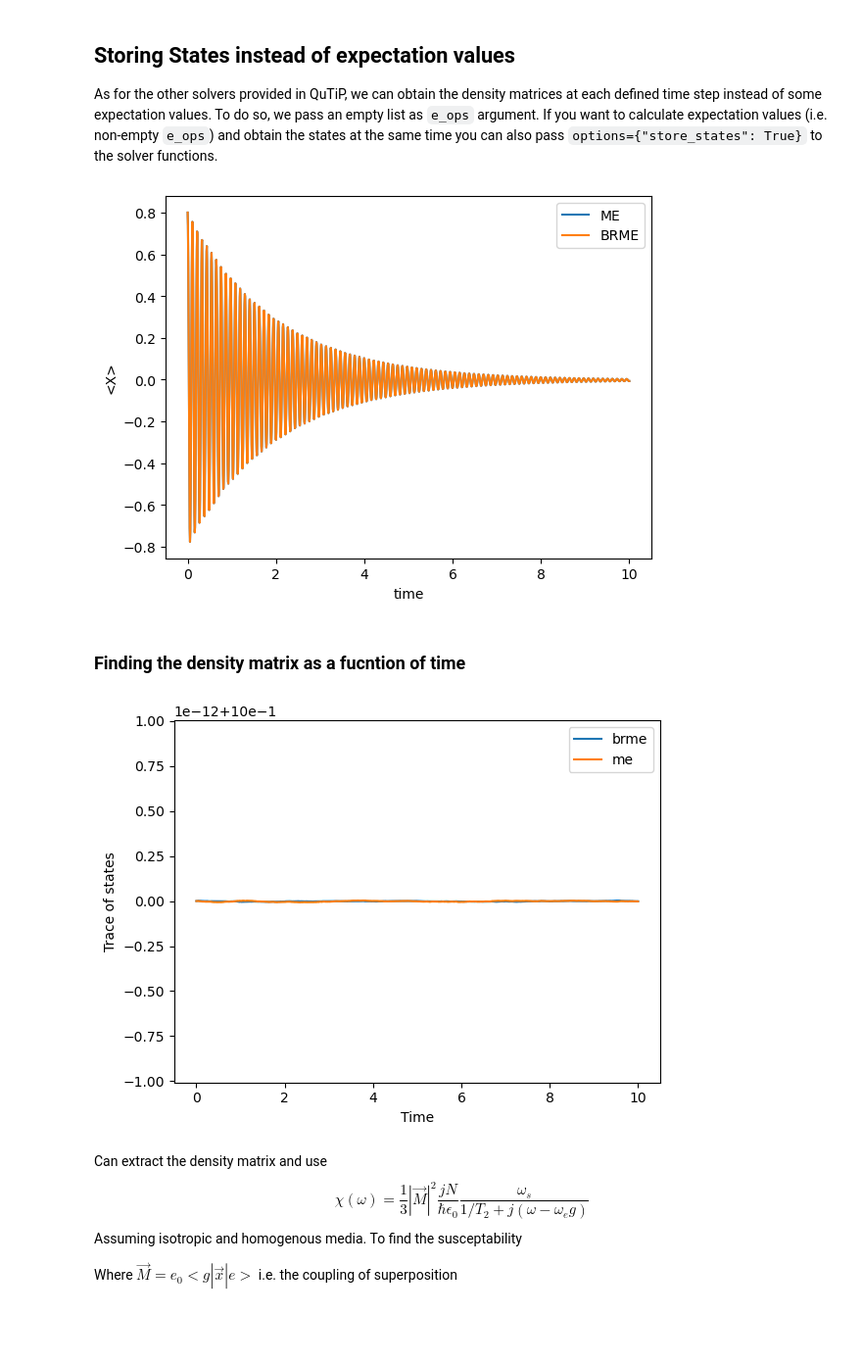
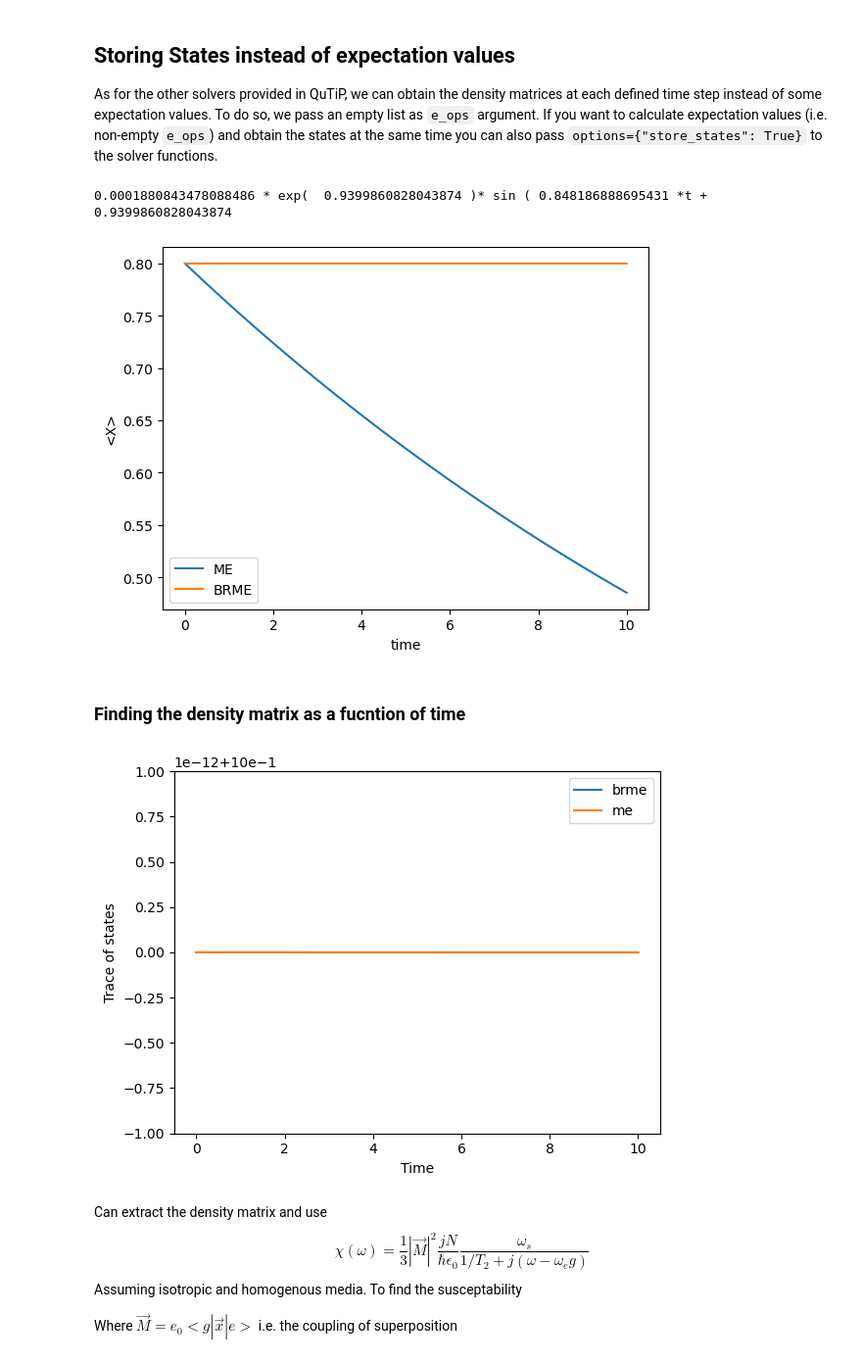
Before and after one commit to asaunders-uob/Rydberg, a Jupyter notebook: PyCode/Bloch Sphere TLS.ipynb, the cells around one changed output. Shown at 98% size. Drawn from its saved outputs; the diff is of its cells as text; code cells hidden in the pictures; blank space fills up the shorter version.

```diff
--- a/PyCode/Bloch Sphere TLS.ipynb
+++ b/PyCode/Bloch Sphere TLS.ipynb
@@ -25,3 +26,6 @@ from qutip import *
 # %%
 def expo(x,A,b):
     return A*np.exp(x*b)
+
+def sine(x,A,b,omega,phi):
+    return A*np.exp(x*b)*np.sin(omega*x+b)
@@ -46,21 +54,21 @@ $$
 
 Where $\Omega$ is the Rabi frequency and $\Delta$ is the detuningix}
 # %%
-# epsilon = 0.5 * 2 * np.pi
+epsilon = 0.5 * 2 * np.pi
 
 Rabi_freq = 1
-detuning = 1000
+detuning = 0
 
-gamma = 1
+gamma = 0.1
 times = np.linspace(0, 10, 1500)
 # %% [markdown]
 Setup the Hamiltonian, initial state and collapse operators for the `qutip.mesolve()` function. We choose a superposition of states as initial state and want to observe the expectation values of $\sigma_x, \sigma_y, \sigma_z$.
 # %%
 # Setup Hamiltonian and initial state
 # H = epsilon / 2 * sigmaz()
-arr = np.array([[0,Rabi_freq],[Rabi_freq,-detuning]])
+arr = np.array([[0,Rabi_freq],[Rabi_freq,detuning]])
 H = Qobj(arr)
-psi0 = (2 * basis(2, 0) + basis(2, 1)).unit()
+psi0 = (basis(2,0)*2+basis(2, 1)).unit()
 
 # Setup the master equation solver
 c_ops = [np.sqrt(gamma) * sigmam()]
@@ -117,18 +127,22 @@ As for the other solvers provided in QuTiP, we can obtain the density matrices a
 # %%
 # run solvers without e_ops
 me_s = mesolve(H, psi0, times, c_ops, e_ops=[])
 brme_s = brmesolve(H, psi0, times, [a_op], e_ops=[])
 
 # calculate expecation values
 x_me = expect(sigmax(), me_s.states)
 x_brme = expect(sigmax(), brme_s.states)
 
+A,b,freq,phi = curve_fit(sine, times, x_me)[0]
+print(A,"* exp( ",b,")* sin (",freq,"*t + ",b)
+
 # plot the expectation values
 plt.plot(times, x_me, label="ME")
 plt.plot(times, x_brme, label="BRME")
 plt.legend(), plt.xlabel("time"), plt.ylabel("<X>");
 # %% [output]
+0.0001880843478088486 * exp(  0.9399860828043874 )* sin ( 0.848186888695431 *t +  0.9399860828043874
-[figure, old version]
+[figure, new version]
 # %% [markdown]
 ### Finding the density matrix as a fucntion of time
 # %%
@@ -140,7 +154,7 @@ plt.plot(times, [state.tr() for state in brme_states.states], label="brme")
 plt.plot(times, [state.tr() for state in me_states.states], label="me")
 plt.legend(), plt.xlabel("Time"), plt.ylabel("Trace of states");
 # %% [output]
-[figure, old version]
+[figure, new version]
 # %% [markdown]
 Can extract the density matrix and use
 $$
```
Also changed, not shown: parts of 14 cells of this notebook, 2 other files.
